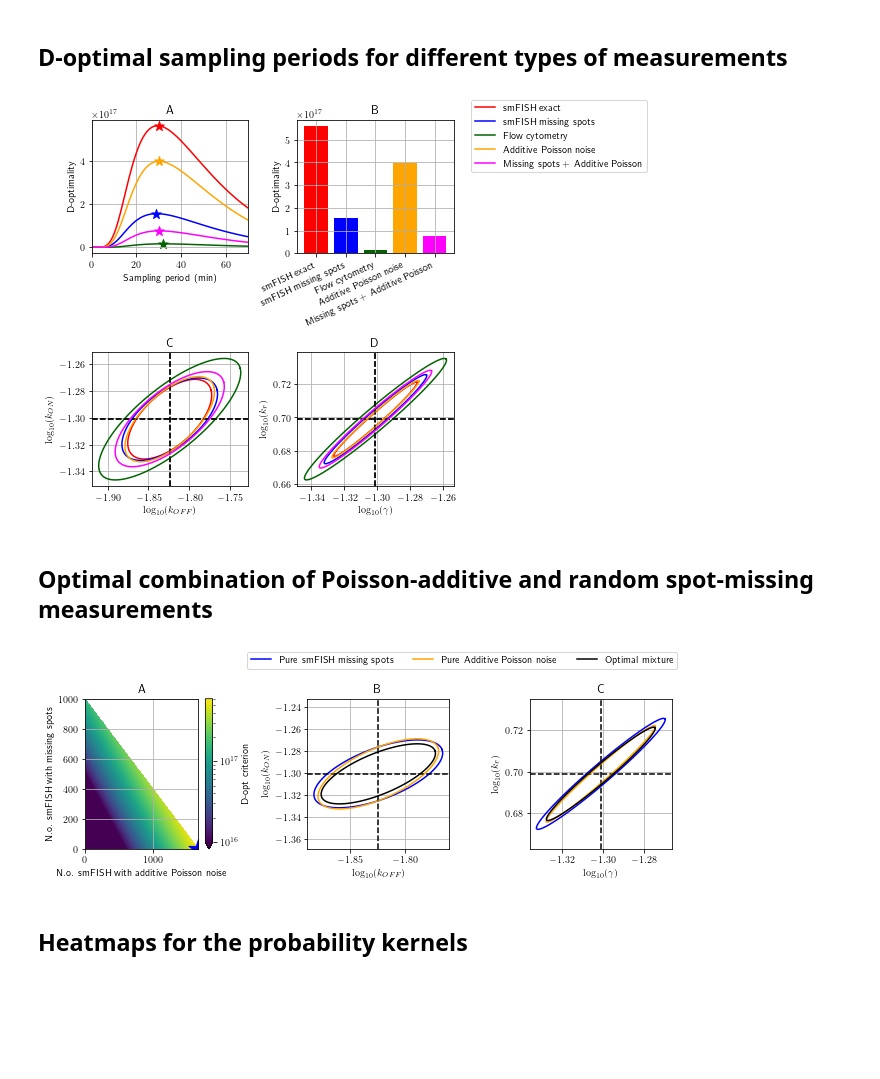
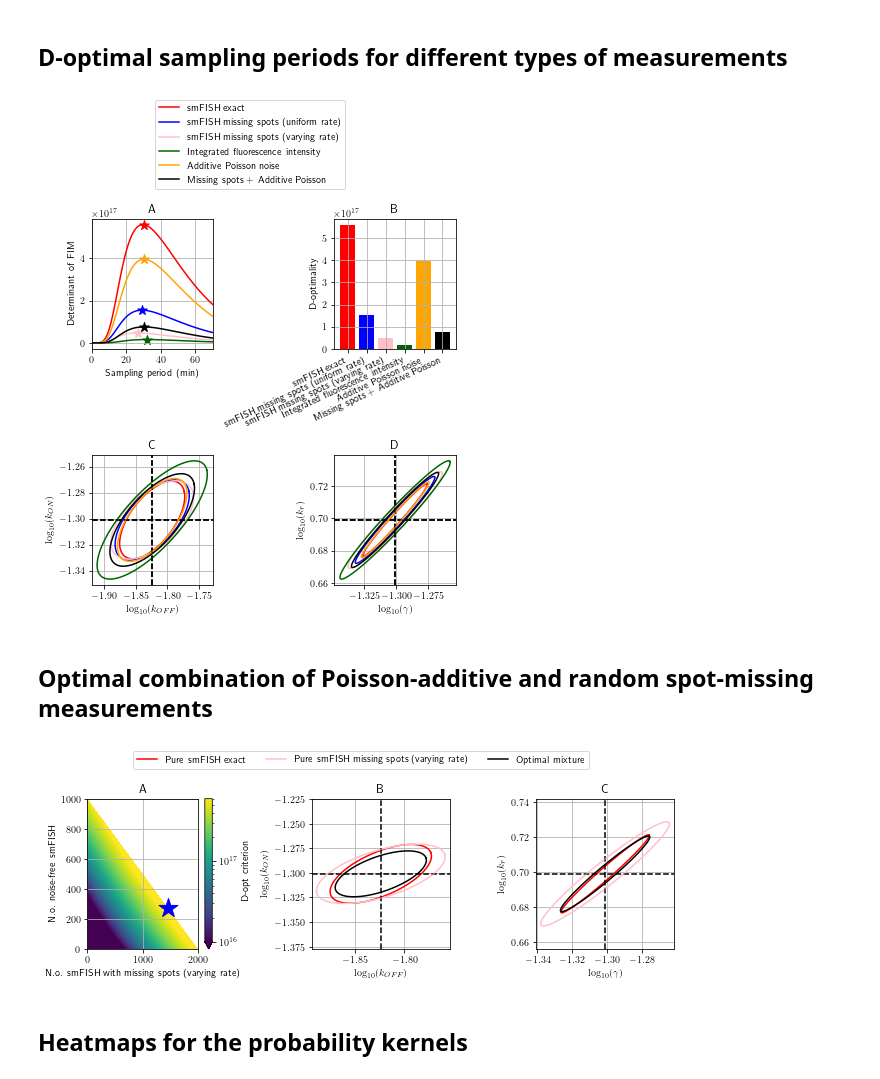
Before and after one commit to voduchuy/NoisyMeasurementFIM, a Jupyter notebook: bursting_gene/bursting_gene_plots.ipynb, the cells around one changed output. Drawn from its saved outputs; the diff is of its cells as text; code cells hidden in the pictures; blank space fills up the shorter version.

```diff
--- a/bursting_gene/bursting_gene_plots.ipynb
+++ b/bursting_gene/bursting_gene_plots.ipynb
@@ -12,8 +12,9 @@ rc('text', usetex=True)
 # %%
 labels = {
         'exact': f'smFISH exact',
-        'binomial': f'smFISH missing spots',
-        'flowcyt': f'Flow cytometry',
+        'binomial': f'smFISH missing spots (uniform rate)',
+        'binomial_state_dep': f'smFISH missing spots (varying rate)',
+        'flowcyt': f'Integrated fluorescence intensity',
         'poisson': f'Additive Poisson noise',
         'binomial_poisson': f'Missing spots + Additive Poisson'
 }
@@ -21,9 +22,10 @@ labels = {
 colors = {
         'exact': f'red',
         'binomial': f'blue',
-        'flowcyt': f'darkgreen',
+        'binomial_poisson': 'k',
+        'binomial_state_dep': f'pink',
         'poisson': 'orange',
-        'binomial_poisson': 'magenta'
+        'flowcyt': f'darkgreen'
 }
 
 with np.load('results/fsp_solutions.npz', allow_pickle=True) as fsp_sol_file:
@@ -39,7 +41,7 @@ with np.load('results/bursting_parameters.npz') as par:
 
 theta = np.array([kon, koff, alpha, gamma])
 
-measurement_methods = ['exact', 'binomial', 'flowcyt', 'poisson', 'binomial_poisson']
+measurement_methods = ['exact', 'binomial', 'binomial_state_dep', 'flowcyt', 'poisson', 'binomial_poisson']
 # %% [markdown]
 ## D-optimal sampling periods for different types of measurements
 # %%
@@ -70,36 +72,36 @@ for im, meas in enumerate(measurement_methods):
     plot_conf_ellipse(fims[idx_opt],
                       3,
                       axs[1,0],
                       [1,0],
                       np.log10(theta),
                       colors[meas], '')
     plot_conf_ellipse(fims[idx_opt],
                       3,
                       axs[1,1],
                       [3,2],
                       np.log10(theta), colors[meas], '')
 
 h, l = axs[0,0].get_legend_handles_labels()
-fig.legend(h, l, bbox_to_anchor=(1, 0, 1, 1), loc='upper left', ncol=1)
+fig.legend(h, l, bbox_to_anchor=(0, 1, 1, 1), loc='lower center', ncol=1)
 axs[0, 0].set_xlim([0, DT_MAX])
 axs[0, 0].set_xlabel('Sampling period (min)')
-axs[0, 0].set_ylabel('D-optimality')
+axs[0, 0].set_ylabel('Determinant of FIM')
 
 axs[0, 1].set_ylabel('D-optimality')
 axs[0, 1].set_xticks(range(len(measurement_methods)))
 axs[0, 1].set_xticklabels([labels[m] for m in measurement_methods], rotation=25, ha='right')
 
 axs[1,0].set_ylabel('$\log_{10}({k_{ON}})$')
 axs[1,0].set_xlabel('$\log_{10}({k_{OFF}})$')
 axs[1,1].set_ylabel('$\log_{10}({k_{r}})$')
 axs[1,1].set_xlabel('$\log_{10}({\gamma})$')
 
 for ax in list(axs.flatten()):
     ax.grid(True)
 label_axes(axs)
 fig.savefig('figs/bursting_fim_dopt.pdf', bbox_inches='tight')
 # %% [output]
-[figure, old version]
+[figure, new version]
 # %%
 import pandas as pd
 
@@ -132,10 +134,10 @@ mixture_plot = axs[0].pcolorfast(obj_values, norm=Colors.LogNorm(vmin=1.0E16, vm
 fig.colorbar(mixture_plot, ax=axs[0], orientation='vertical', extend='min',
              label=r"D-opt criterion")
 axs[0].scatter(opt_mixture[1], opt_mixture[0], 400, marker='*', color="blue")
-axs[0].set_xlabel("N.o. smFISH with additive Poisson noise")
-axs[0].set_ylabel("N.o. smFISH with missing spots")
+axs[0].set_xlabel("N.o. smFISH with missing spots (varying rate)")
+axs[0].set_ylabel("N.o. noise-free smFISH")
 
-for meas in ['binomial', 'poisson']:
+for meas in ['exact', 'binomial_state_dep']:
     idx_opt = opt_rates[meas]
     fims = fim_multi_cells_times[meas]
     dets = det_fim_multi_cells_times[meas]
@@ -164,7 +166,7 @@ plot_conf_ellipse(fim_mix_opt,
                   np.log10(theta), 'k', 'Optimal mixture')
 
 h, l = axs[1].get_legend_handles_labels()
-fig.legend(h, l, bbox_to_anchor=(0, 1, 1, 1), loc='lower right', ncol=5)
+fig.legend(h, l, bbox_to_anchor=(0, 1, 1, 1), loc='lower center', ncol=5)
 
 for j in range(1, 3):
     axs[j].set_aspect('equal', 'datalim')
@@ -177,7 +179,7 @@ axs[0].grid()
 label_axes(axs)
 fig.savefig("figs/bursting_mixture_dopt.png", dpi=300, bbox_inches="tight")
 # %% [output]
-[figure, old version]
+[figure, new version]
 # %% [markdown]
 ## Heatmaps for the probability kernels
 # %%
```
Also changed, not shown: parts of 7 cells of this notebook, 26 other files.
